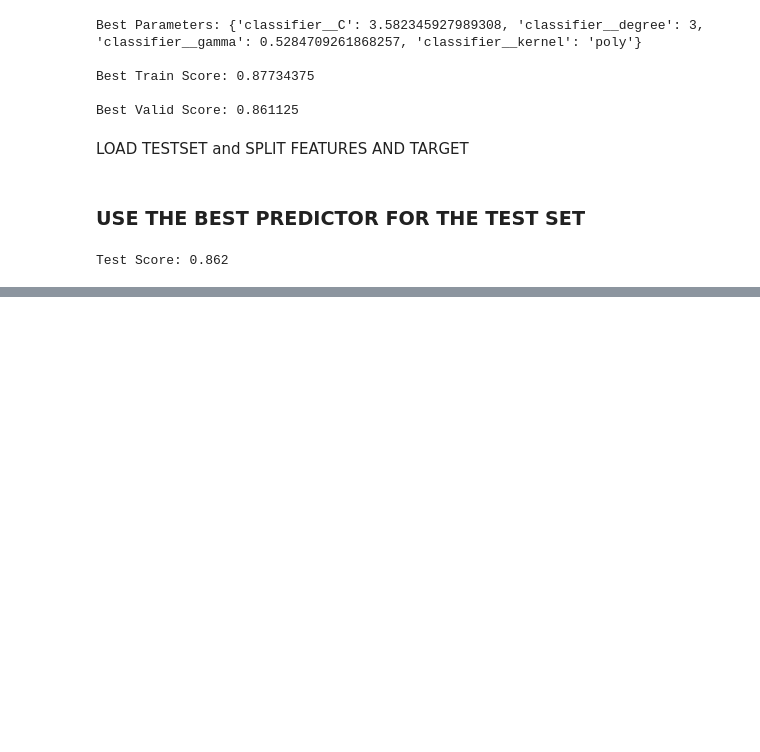
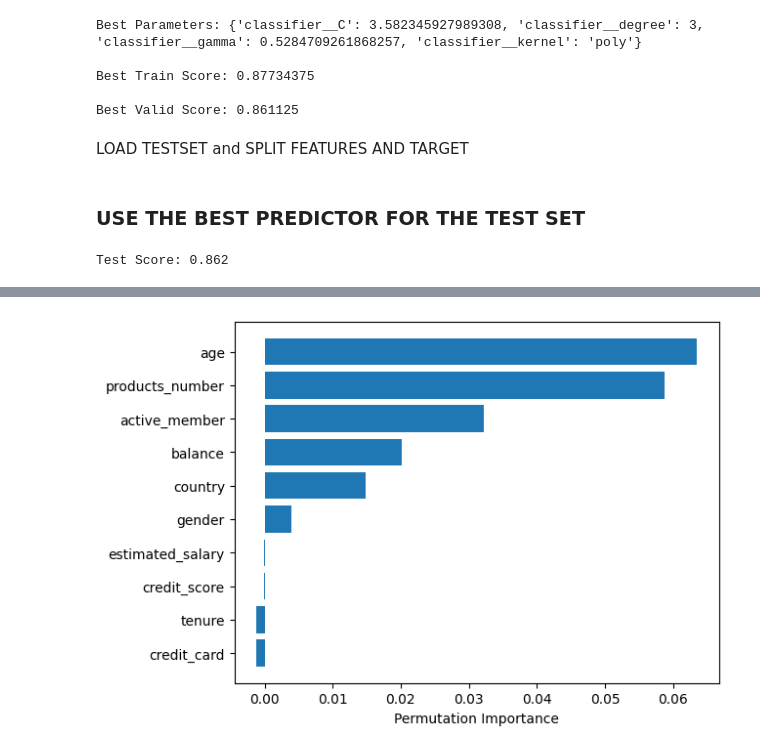
Before and after one commit to PierD86/bank-churn-prediction, a Jupyter notebook: notebooks/02_modeling.ipynb, the cells around one changed output, grey strips where cells are left out. Cells and saved outputs as stored; diff of their text form; code cells hidden in the pictures; blank space fills up the shorter version.

Commit message:
add permutation importance

```diff
--- a/notebooks/02_modeling.ipynb
+++ b/notebooks/02_modeling.ipynb
@@ -137,0 +142,12 @@ Test Score: 0.862
+# %%
+from sklearn.inspection import permutation_importance
+import numpy as np
+import matplotlib.pyplot as plt
+
+perm_importance = permutation_importance(random_search.best_estimator_, X_test, y_test, random_state=SEED)
+features = np.array(X_test.columns)
+sorted_idx = perm_importance.importances_mean.argsort()
+plt.barh(features[sorted_idx], perm_importance.importances_mean[sorted_idx])
+plt.xlabel("Permutation Importance");
+# %% [output]
+[figure, added]
```
Also changed, not shown: parts of 1 cell of this notebook, 2 other files.
